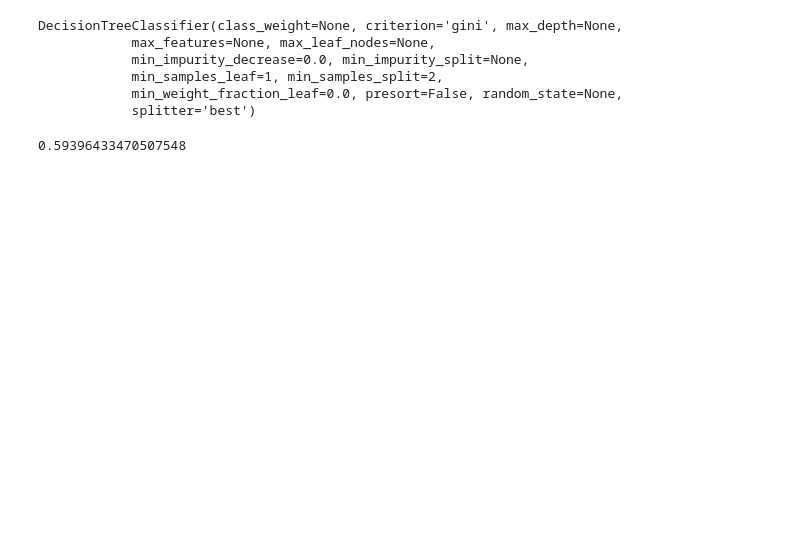
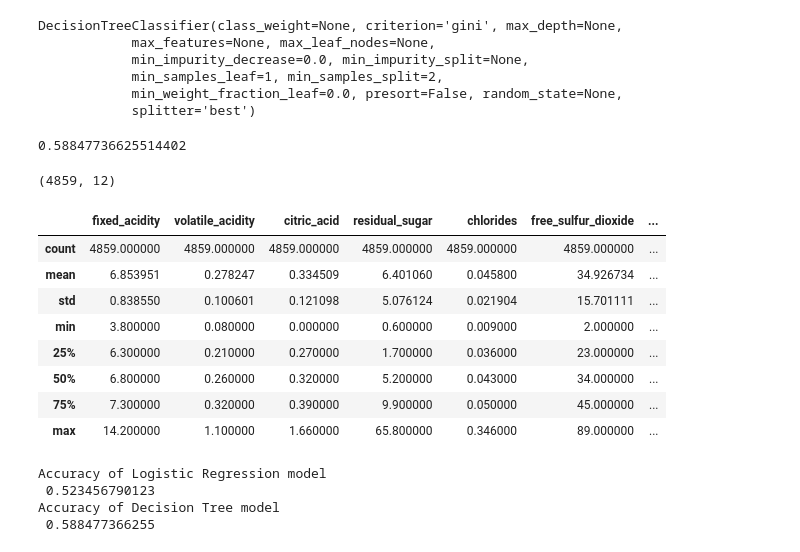
Before and after one commit to kushalnavghare/wine-quality-prediction, a Jupyter notebook: wine-quality-prediction.ipynb, the cells around one changed output. Saved outputs shown, nothing was run; the diff lists cells and outputs as text; code cells hidden in the pictures; blank space fills up the shorter version.

```diff
--- a/wine-quality-prediction.ipynb
+++ b/wine-quality-prediction.ipynb
@@ -283,6 +283,23 @@ DecisionTreeClassifier(class_weight=None, criterion='gini', max_depth=None,
             min_weight_fraction_leaf=0.0, presort=False, random_state=None,
             splitter='best')
 # %%
+log_reg.score(X_test, y_test)
 dt.score(X_test, y_test)
 # %% [output]
-0.59396433470507548
+0.58847736625514402
+# %%
+wine.shape
+# %% [output]
+(4859, 12)
+# %%
+wine.describe()
+# %% [output]
+|  | fixed_acidity | volatile_acidity | citric_acid | residual_sugar | chlorides | free_sulfur_dioxide | ... |
+| count | 4859.000000 | 4859.000000 | 4859.000000 | 4859.000000 | 4859.000000 | 4859.000000 | ... |
+| mean | 6.853951 | 0.278247 | 0.334509 | 6.401060 | 0.045800 | 34.926734 | ... |
+| std | 0.838550 | 0.100601 | 0.121098 | 5.076124 | 0.021904 | 15.701111 | ... |
+| min | 3.800000 | 0.080000 | 0.000000 | 0.600000 | 0.009000 | 2.000000 | ... |
+| 25% | 6.300000 | 0.210000 | 0.270000 | 1.700000 | 0.036000 | 23.000000 | ... |
+| 50% | 6.800000 | 0.260000 | 0.320000 | 5.200000 | 0.043000 | 34.000000 | ... |
+| 75% | 7.300000 | 0.320000 | 0.390000 | 9.900000 | 0.050000 | 45.000000 | ... |
+| max | 14.200000 | 1.100000 | 1.660000 | 65.800000 | 0.346000 | 89.000000 | ... |
@@ -288,0 +309,9 @@ dt.score(X_test, y_test)
+# %%
+# % Accuracy after removing most of the outliers
+print("Accuracy of Logistic Regression model\n", np.mean(y_pred_log == y_test))
+print("Accuracy of Decision Tree model\n", np.mean(y_pred_dt == y_test))
+# %% [output]
+Accuracy of Logistic Regression model
+ 0.523456790123
+Accuracy of Decision Tree model
+ 0.588477366255
```
Also changed, not shown: parts of 16 cells of this notebook.
